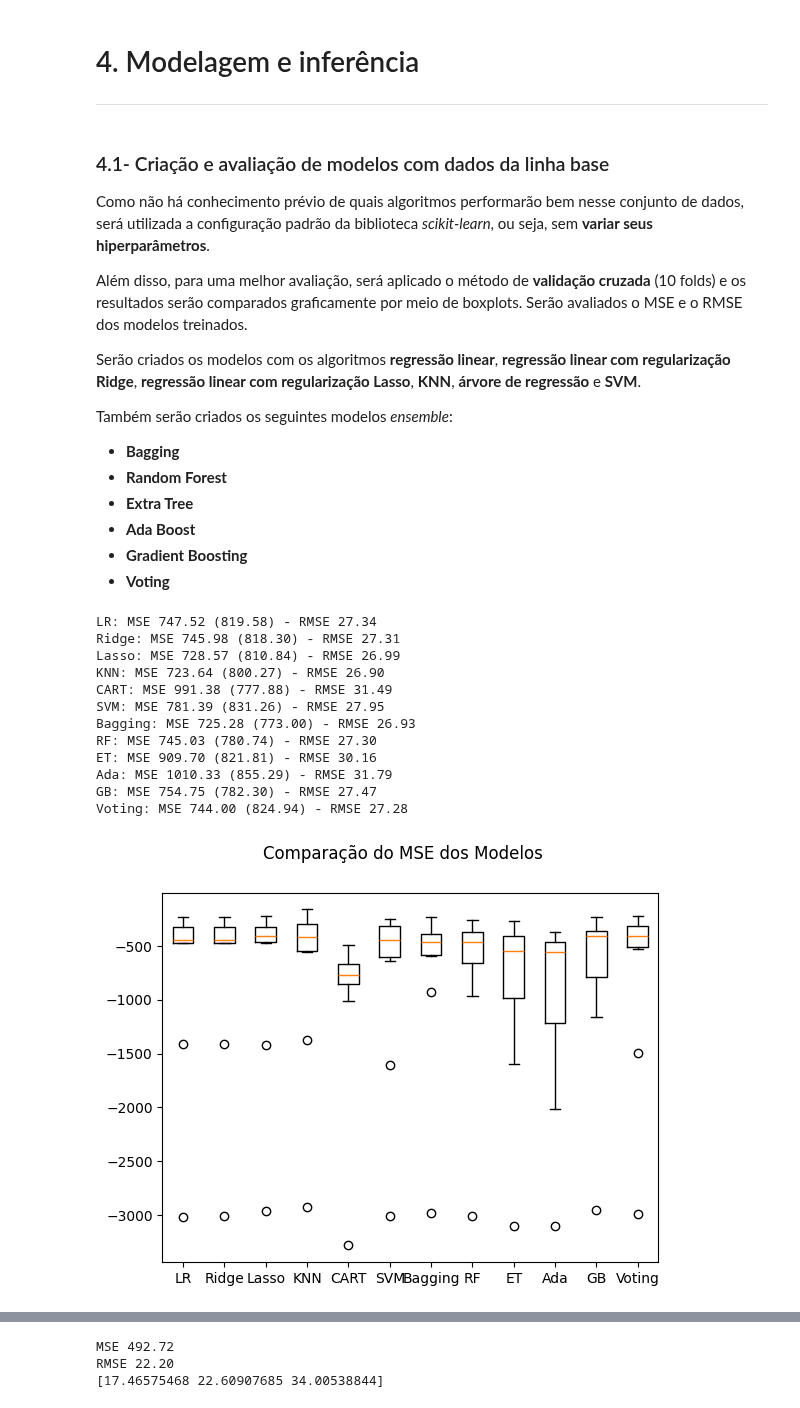
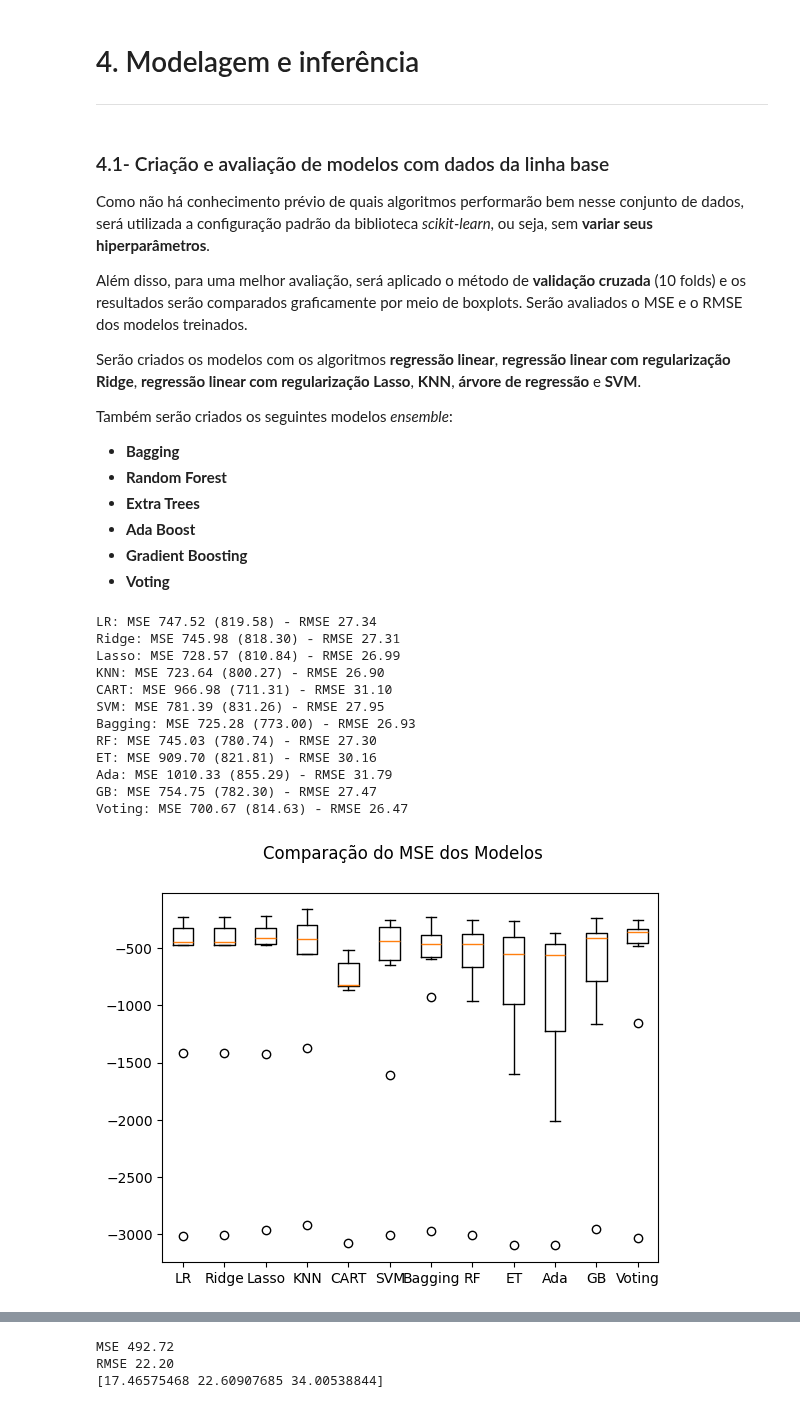
Before and after one commit to LAOLIVEIRA1972/PUC_MVP, a Jupyter notebook: mvp_v0.ipynb, the cells around one changed output, grey strips where cells are left out. Drawn from its saved outputs; the diff is of its cells as text; code cells hidden in the pictures.

```diff
--- a/mvp_v0.ipynb
+++ b/mvp_v0.ipynb
@@ -134,0 +209,13 @@ kfold = KFold(n_splits=num_particoes, shuffle=True, random_state=num_seed) # faz
+# %%
+#Importância de Atributos com ExtraTrees
+
+# Criação do modelo para seleção de atributos
+modelo = DecisionTreeRegressor()
+modelo.fit(X,y)
+
+# Exibe os atributos orginais
+print("\nAtributos Originais:", dataset.columns[0:8])
+
+# Exibe a pontuação de importância para cada atributo (quanto maior a pontuação, mais importante é o atributo).
+print(modelo.feature_importances_)
+print("\nNomes dos Atributos Selecionados: %s" % fit.get_feature_names_out(input_features=dataset.columns[0:8]))
@@ -149,7 +243,7 @@ Serão criados os modelos com os algoritmos **regressão linear**, **regressão
 Também serão criados os seguintes modelos *ensemble*:
 *   **Bagging**
 *   **Random Forest**
-*   **Extra Tree**
+*   **Extra Trees**
 *   **Ada Boost**
 *   **Gradient Boosting**
 *   **Voting**
@@ -175,7 +269,7 @@ max_features = 3
 # Para o VotingRegressor serão criado os modelos regressão linear, árvore de regressão e SVM
 bases = []
 bases.append(('logistic', LinearRegression()))
-#bases.append(('cart', DecisionTreeRegressor()))
+bases.append(('cart', DecisionTreeRegressor()))
 bases.append(('svm', SVR()))
 
 # Criando os ensembles e adicionando-os na lista de modelos
@@ -186,33 +280,33 @@ modelos.append(('Ada', AdaBoostRegressor(n_estimators=num_trees, random_state=nu
 modelos.append(('GB', GradientBoostingRegressor(n_estimators=num_trees, random_state=num_seed)))
 modelos.append(('Voting', VotingRegressor(bases)))
 
 # Avaliando um modelo por vez
 for nome, modelo in modelos:
   cv_resultados = cross_val_score(modelo, X_treino, y_treino, cv=kfold, scoring=scoring)
   resultados.append(cv_resultados)
   nomes.append(nome)
   # imprime MSE, desvio padrão do MSE e RMSE dos 10 resultados da validação cruzada
   msg = "%s: MSE %0.2f (%0.2f) - RMSE %0.2f" % (nome, abs(cv_resultados.mean()), cv_resultados.std(), np.sqrt(abs(cv_resultados.mean())))
   print(msg)
 
 # Boxplot de comparação dos modelos
 fig = plt.figure()
 fig.suptitle('Comparação do MSE dos Modelos')
 ax = fig.add_subplot(111)
 plt.boxplot(resultados)
 ax.set_xticklabels(nomes)
 plt.show()
 # %% [output]
 LR: MSE 747.52 (819.58) - RMSE 27.34
 Ridge: MSE 745.98 (818.30) - RMSE 27.31
 Lasso: MSE 728.57 (810.84) - RMSE 26.99
 KNN: MSE 723.64 (800.27) - RMSE 26.90
-CART: MSE 991.38 (777.88) - RMSE 31.49
+CART: MSE 966.98 (711.31) - RMSE 31.10
 SVM: MSE 781.39 (831.26) - RMSE 27.95
 Bagging: MSE 725.28 (773.00) - RMSE 26.93
 RF: MSE 745.03 (780.74) - RMSE 27.30
 ET: MSE 909.70 (821.81) - RMSE 30.16
 Ada: MSE 1010.33 (855.29) - RMSE 31.79
 GB: MSE 754.75 (782.30) - RMSE 27.47
-Voting: MSE 744.00 (824.94) - RMSE 27.28
+Voting: MSE 700.67 (814.63) - RMSE 26.47
-[figure, old version]
+[figure, new version]
```
Also changed, not shown: parts of 8 cells of this notebook.
